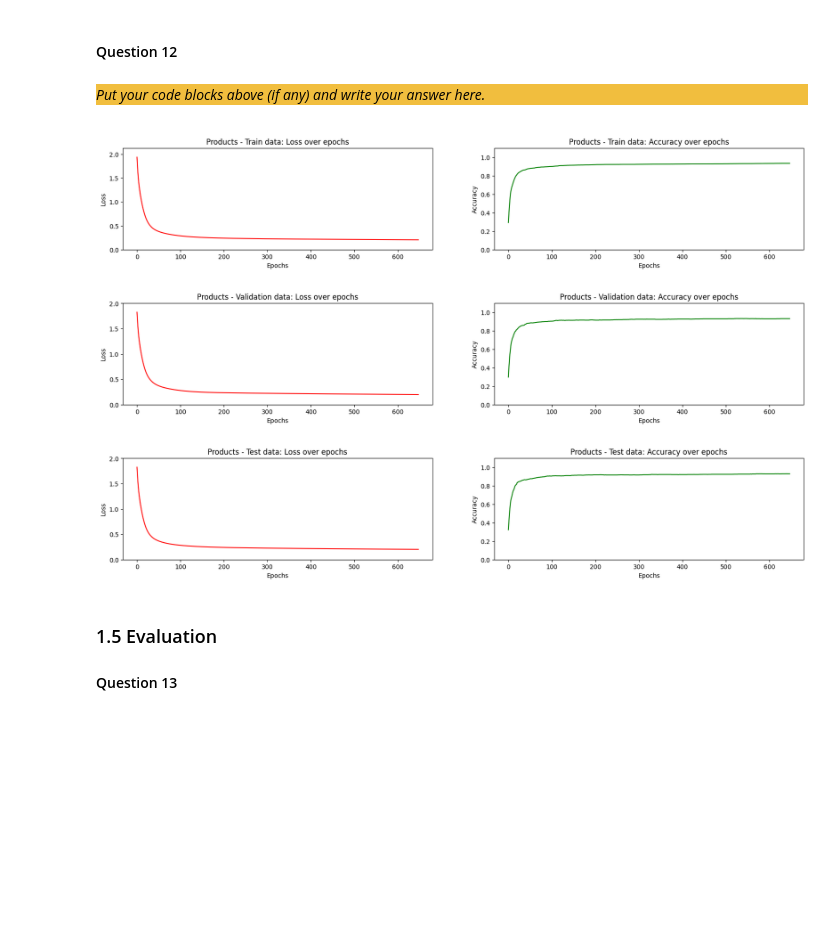
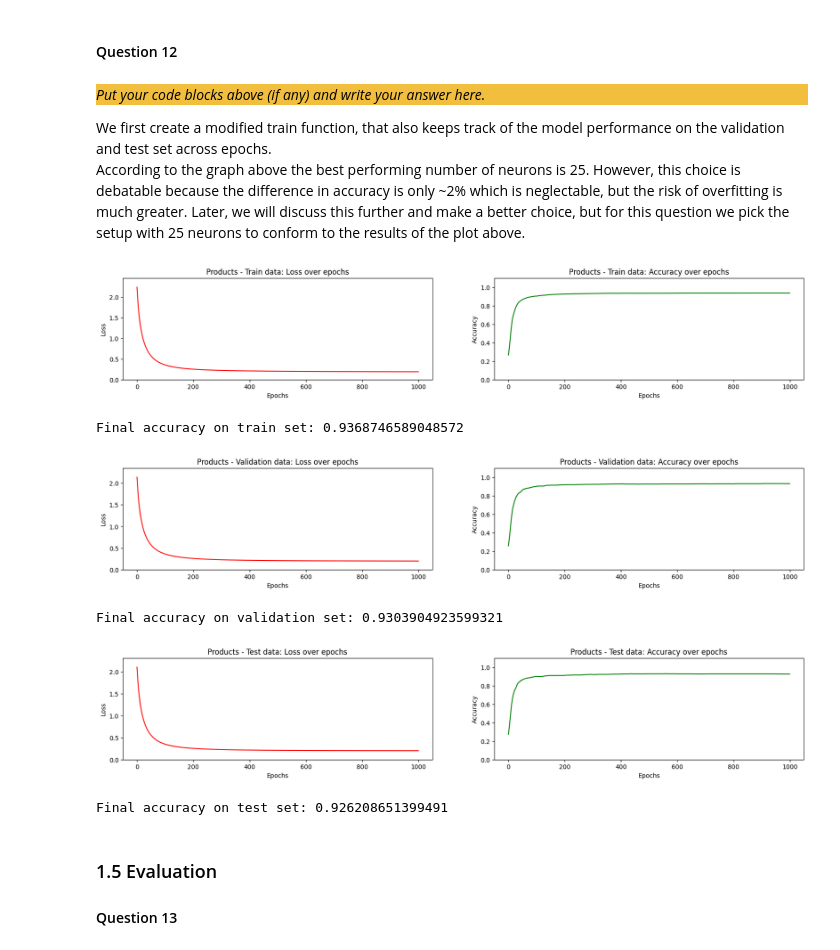
Before and after one commit to zain1290/Artificial-Neural-Network, a Jupyter notebook: src/Main.ipynb, the cells around one changed output. Saved outputs shown, nothing was run; the diff lists cells and outputs as text; code cells hidden in the pictures; blank space fills up the shorter version.

Commit message:
Finished answers to question 17

```diff
--- a/src/Main.ipynb
+++ b/src/Main.ipynb
@@ -619,6 +639,9 @@ plt.show()
 _Put your code blocks above (if any) and write your answer here._
 
 </div>
+We first create a modified train function, that also keeps track of the model performance on the validation and test set across epochs.
+
+According to the graph above the best performing number of neurons is 25. However, this choice is debatable because the difference in accuracy is only ~2% which is neglectable, but the risk of overfitting is much greater. Later, we will discuss this further and make a better choice, but for this question we pick the setup with 25 neurons to conform to the results of the plot above.
 # %%
 # To fulfill Q12, we need to modify our train function to also keep track of the model performance on the val and test set across epochs.
 
@@ -708,27 +731,33 @@ def train_with_extended_history(net,
 
     return losses, accuracies, losses_val, accuracies_val, losses_test, accuracies_test, stopping_epoch
 # %%
-p = Network([Linear(10, 6, init_strategy="he"), Activation(ReLU()),
-                     Linear(6, 7, init_strategy="xavier")])
+np.random.seed(1234)
+
+p = Network([Linear(10, 25, init_strategy="he"), Activation(ReLU()),
+                     Linear(25, 7, init_strategy="xavier")])
 
 losses, accuracies, losses_val, accuracies_val, losses_test, accuracies_test, epochs = train_with_extended_history(p,
                                    X_train, y_train,
                                    X_val, y_val,
                                    X_test, y_test,
                                    SoftmaxCrossEntropy(),
                                    lambda x: np.argmax(x, axis=1),
-                                   lr=0.005,
-                                   batch_size=64,
-                                   early_stopping=True,
+                                   lr=0.1,
                                    epochs=1000)
 
 plot_accuracy_loss(losses, accuracies, title="Products - Train data: ")
+print("Final accuracy on train set:", accuracies[-1])
 plot_accuracy_loss(losses_val, accuracies_val, title="Products - Validation data: ")
+print("Final accuracy on validation set:", accuracies_val[-1])
 plot_accuracy_loss(losses_test, accuracies_test, title="Products - Test data: ")
+print("Final accuracy on test set:", accuracies_test[-1])
 # %% [output]
-[figure, old version]
+[figure, new version]
+Final accuracy on train set: 0.9368746589048572
-[figure, old version]
+[figure, new version]
+Final accuracy on validation set: 0.9303904923599321
-[figure, old version]
+[figure, new version]
+Final accuracy on test set: 0.926208651399491
 # %% [markdown]
 ### 1.5 Evaluation
 
```
Also changed, not shown: parts of 14 cells of this notebook, 1 other file.
